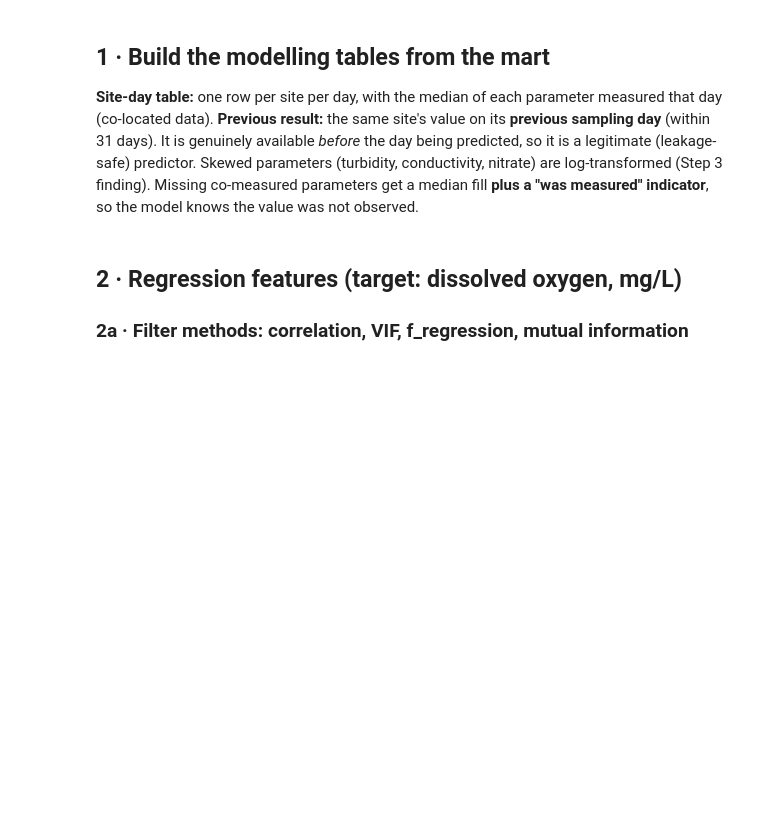
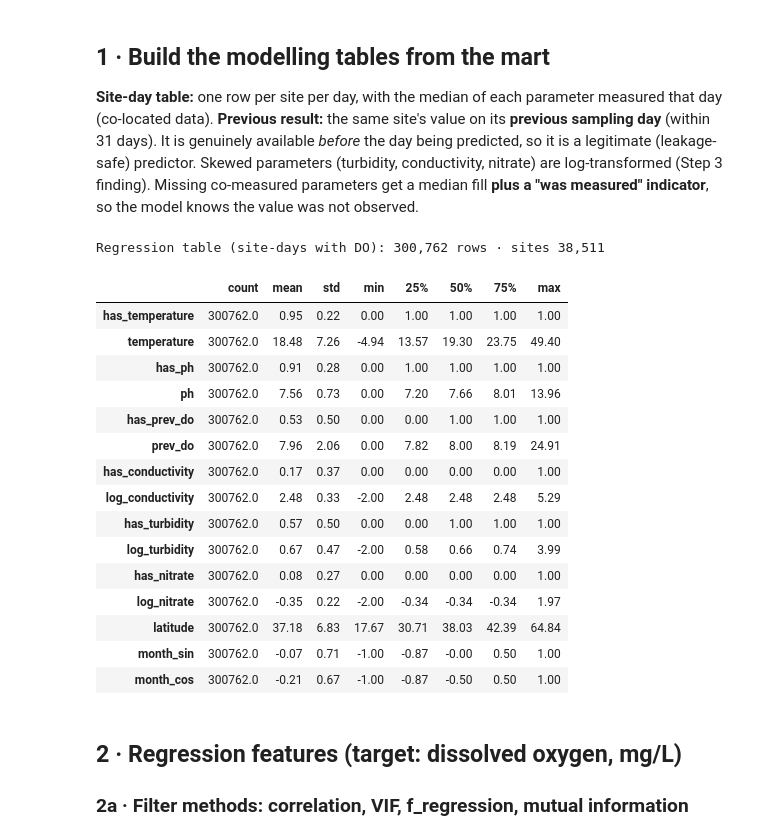
Before and after one commit to Sanskar1724/Water-Quality-DW-Analytics, a Jupyter notebook: 03_feature_selection/01_feature_selection.ipynb, the cells around one changed output. Saved outputs shown, nothing was run; the diff lists cells and outputs as text; code cells hidden in the pictures; blank space fills up the shorter version.

```diff
--- a/03_feature_selection/01_feature_selection.ipynb
+++ b/03_feature_selection/01_feature_selection.ipynb
@@ -60,37 +63,55 @@ Skewed parameters (turbidity, conductivity, nitrate) are log-transformed (Step 3
 # %%
 con.execute('''
 CREATE OR REPLACE TABLE sd AS
-SELECT site_id, sample_date, any_value(state) state, any_value(region) region, any_value(water_type) water_type,
-       mode(organization) organization, mode(sample_type_group) sample_type_group, mode(equipment_group) equipment_group,
-       any_value(month) month, any_value(season) season, any_value(day_of_week) day_of_week, any_value(latitude) latitude, any_value(longitude) longitude,
+SELECT site_id, sample_date, any_value(state) AS state, any_value(region) AS region, any_value(water_type) AS water_type,
+       mode(organization) AS organization, mode(sample_type_group) AS sample_type_group, mode(equipment_group) AS equipment_group,
+       any_value(month) AS month, any_value(season) AS season, any_value(day_of_week) AS day_of_week, any_value(latitude) AS latitude, any_value(longitude) AS longitude,
        median(result_value) FILTER (WHERE parameter = 'Dissolved oxygen') AS do_val,
        median(result_value) FILTER (WHERE parameter = 'Temperature') AS temperature,
        median(result_value) FILTER (WHERE parameter = 'pH') AS ph,
        median(result_value) FILTER (WHERE parameter = 'Conductivity') AS conductivity,
        median(result_value) FILTER (WHERE parameter = 'Turbidity') AS turbidity,
        median(result_value) FILTER (WHERE parameter = 'Nitrate') AS nitrate,
        max(high_risk_flag) FILTER (WHERE parameter = 'Dissolved oxygen') AS do_high_risk
 FROM mart GROUP BY site_id, sample_date''')
 con.execute('''
 CREATE OR REPLACE TABLE sd AS
 SELECT *, CASE WHEN date_diff('day', lag(sample_date) OVER w, sample_date) <= 31 THEN lag(do_val) OVER w END AS prev_do
 FROM (SELECT * FROM sd WHERE do_val IS NOT NULL) WINDOW w AS (PARTITION BY site_id ORDER BY sample_date)''')
 reg = con.execute('SELECT * FROM sd').df()
 print(f'Regression table (site-days with DO): {len(reg):,} rows · sites {reg.site_id.nunique():,}')
 
 def prep_numeric(df, cols_log, cols_lin):
     X = pd.DataFrame(index=df.index)
     for c in cols_lin + cols_log:
         v = np.log10(df[c].clip(lower=0) + 0.01) if c in cols_log else df[c]
         name = f'log_{c}' if c in cols_log else c
         X[f'has_{c}'] = v.notna().astype(int); X[name] = v.fillna(v.median())
     return X
 REG_NUM = prep_numeric(reg, ['conductivity', 'turbidity', 'nitrate'], ['temperature', 'ph', 'prev_do'])
 REG_NUM['latitude'] = reg.latitude.fillna(reg.latitude.median())
 REG_NUM['month_sin'] = np.sin(2 * np.pi * reg.month / 12); REG_NUM['month_cos'] = np.cos(2 * np.pi * reg.month / 12)
 REG_CAT = reg[['season', 'region', 'state', 'water_type', 'sample_type_group', 'equipment_group', 'organization']].fillna('Unknown').astype('category')
 y_reg = reg.do_val.values
 display(REG_NUM.describe().T.round(2))
+# %% [output]
+Regression table (site-days with DO): 300,762 rows · sites 38,511
+|  | count | mean | std | min | 25% | 50% | 75% | max |
+| has_temperature | 300762.0 | 0.95 | 0.22 | 0.00 | 1.00 | 1.00 | 1.00 | 1.00 |
+| temperature | 300762.0 | 18.48 | 7.26 | -4.94 | 13.57 | 19.30 | 23.75 | 49.40 |
+| has_ph | 300762.0 | 0.91 | 0.28 | 0.00 | 1.00 | 1.00 | 1.00 | 1.00 |
+| ph | 300762.0 | 7.56 | 0.73 | 0.00 | 7.20 | 7.66 | 8.01 | 13.96 |
+| has_prev_do | 300762.0 | 0.53 | 0.50 | 0.00 | 0.00 | 1.00 | 1.00 | 1.00 |
+| prev_do | 300762.0 | 7.96 | 2.06 | 0.00 | 7.82 | 8.00 | 8.19 | 24.91 |
+| has_conductivity | 300762.0 | 0.17 | 0.37 | 0.00 | 0.00 | 0.00 | 0.00 | 1.00 |
+| log_conductivity | 300762.0 | 2.48 | 0.33 | -2.00 | 2.48 | 2.48 | 2.48 | 5.29 |
+| has_turbidity | 300762.0 | 0.57 | 0.50 | 0.00 | 0.00 | 1.00 | 1.00 | 1.00 |
+| log_turbidity | 300762.0 | 0.67 | 0.47 | -2.00 | 0.58 | 0.66 | 0.74 | 3.99 |
+| has_nitrate | 300762.0 | 0.08 | 0.27 | 0.00 | 0.00 | 0.00 | 0.00 | 1.00 |
+| log_nitrate | 300762.0 | -0.35 | 0.22 | -2.00 | -0.34 | -0.34 | -0.34 | 1.97 |
+| latitude | 300762.0 | 37.18 | 6.83 | 17.67 | 30.71 | 38.03 | 42.39 | 64.84 |
+| month_sin | 300762.0 | -0.07 | 0.71 | -1.00 | -0.87 | -0.00 | 0.50 | 1.00 |
+| month_cos | 300762.0 | -0.21 | 0.67 | -1.00 | -0.87 | -0.50 | 0.50 | 1.00 |
 # %% [markdown]
 ## 2 · Regression features (target: dissolved oxygen, mg/L)
 ### 2a · Filter methods: correlation, VIF, f_regression, mutual information
```
Also changed, not shown: parts of 16 cells of this notebook, 15 other files.
